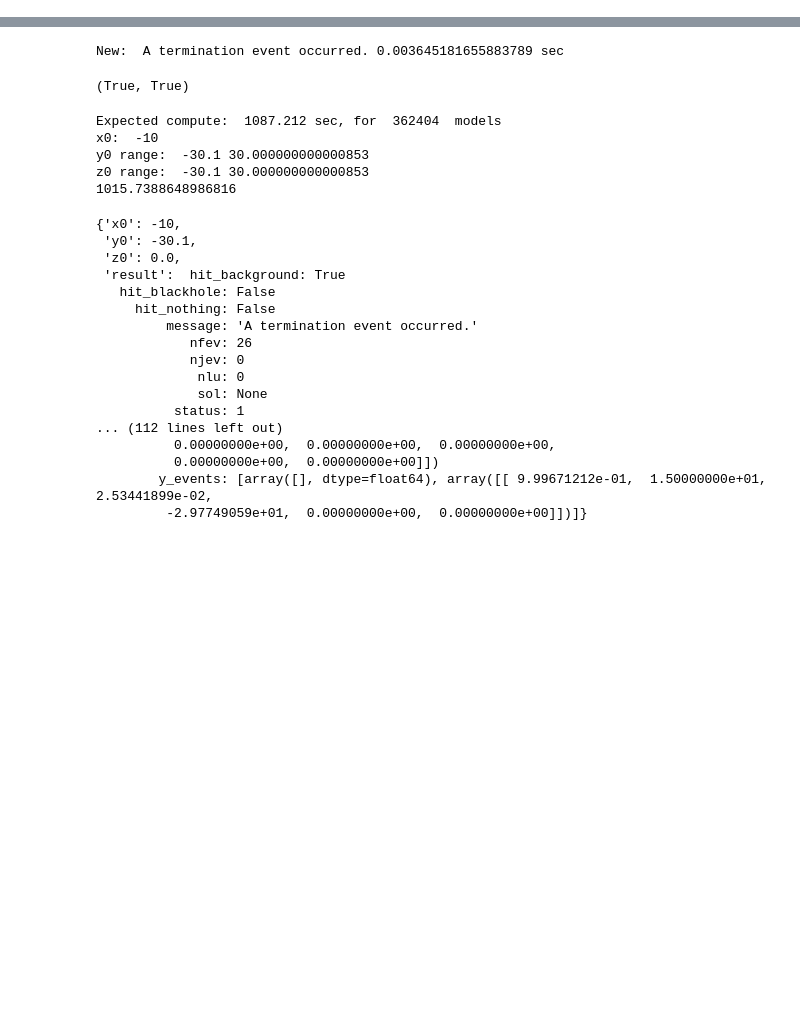
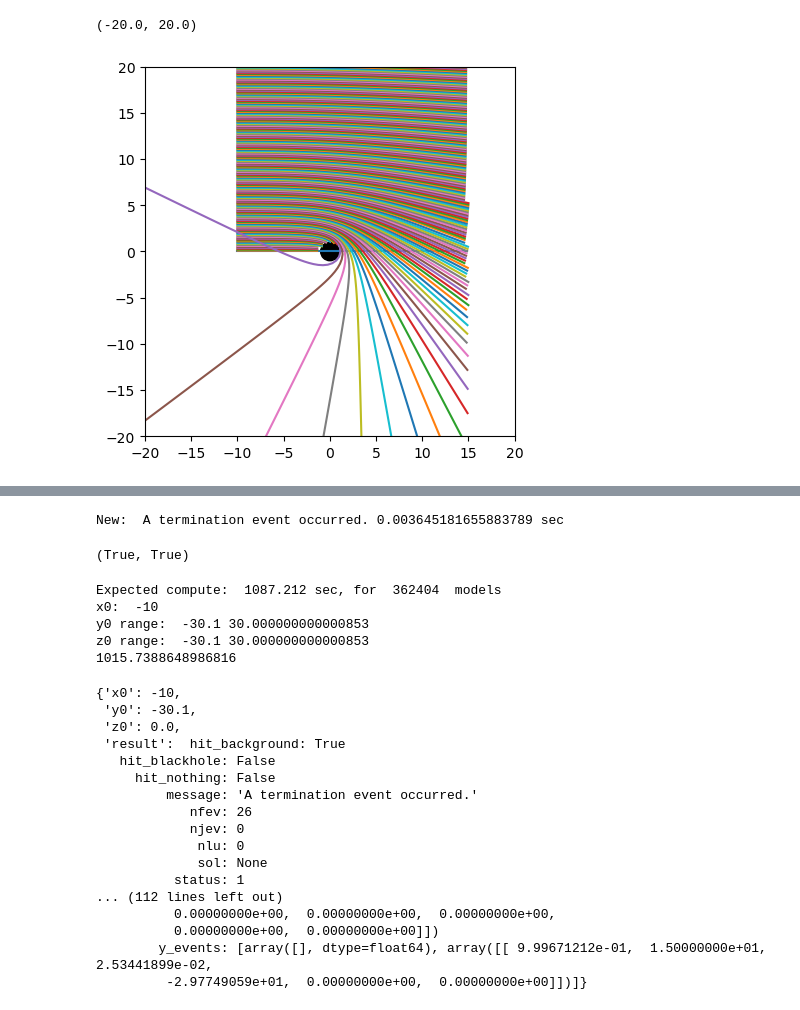
Before and after one commit to bldevries/blackhole_geodesic_calculator, a Jupyter notebook: dev_and_testing_code/Develop_Class_for_Solving_Schwarzschild_in_XYZ.ipynb, the cells around one changed output, grey strips where cells are left out. Cells and saved outputs as stored; diff of their text form; code cells hidden in the pictures; blank space fills up the shorter version.

```diff
--- a/Schwarzschild_Geodesics/Develop_Class_for_Solving_Schwarzschild_in_XYZ.ipynb
+++ b/dev_and_testing_code/Develop_Class_for_Solving_Schwarzschild_in_XYZ.ipynb
@@ -176,3 +208,6 @@ class SchwarzschildGeodesic:
         return g_sigma_mu_nu
 # %%
 SW = SchwarzschildGeodesic()
+# %%
+res_1d = SW.calc_1d_grid(y_spacing=0.1)
+res_1d[0]
@@ -178,0 +243,22 @@ SW = SchwarzschildGeodesic()
+# %%
+figure, axes = plt.subplots()
+# for i, result in enumerate(result_list_to_plot_2):
+
+#     k_x_0, x0, k_y_0, y0, k_z_0, z0 = list_values_0[i]
+
+cc = plt.Circle(( 0,0 ), 1.0, color="k" )
+
+axes.set_aspect( 1 )
+axes.add_artist( cc )
+
+cc = plt.Circle(( 0,0 ), 1.0, color="k" )
+
+for i in range(len(res_1d)):
+    k_x, x, k_y, y, k_z, z = res_1d[i]['result'].y
+    plt.plot(x, y)#, z)
+
+axes.set_xlim(-20, 20)
+axes.set_ylim(-20, 20)
+# %% [output]
+(-20.0, 20.0)
+[figure, added]
```
Also changed, not shown: parts of 4 cells of this notebook.
